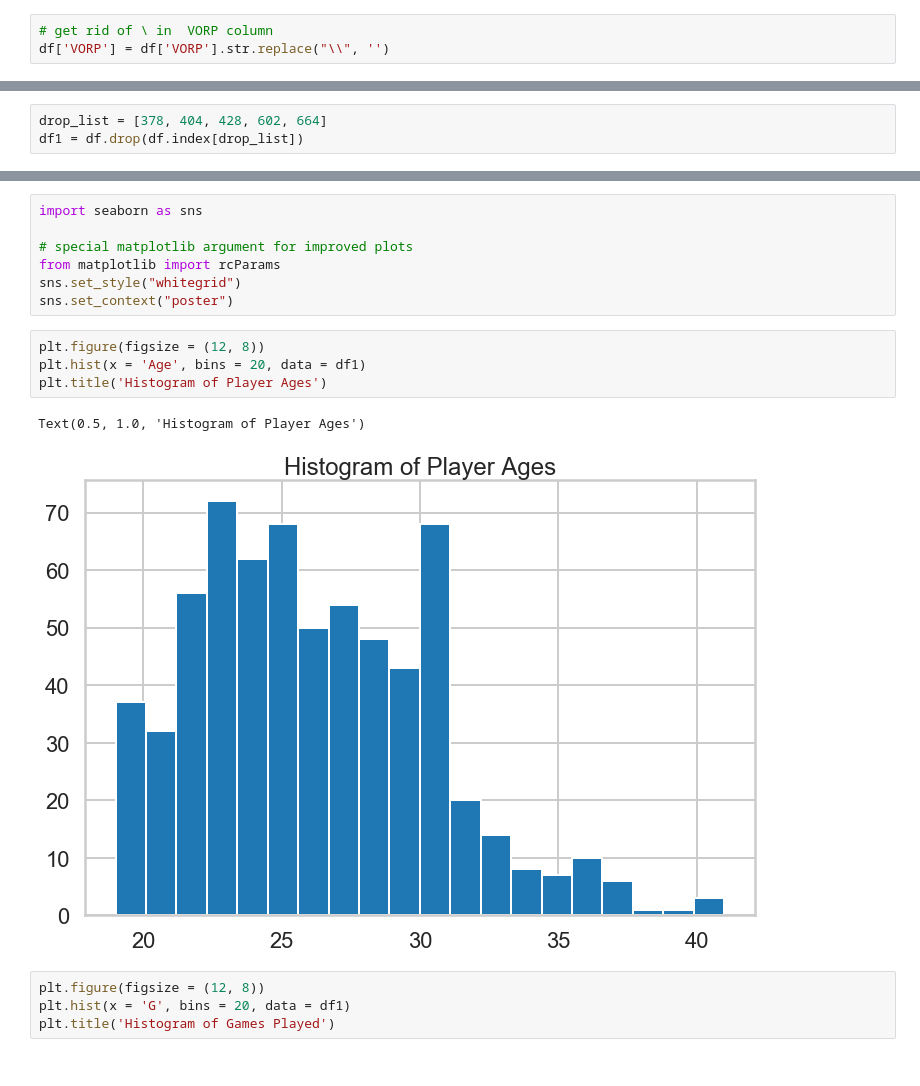
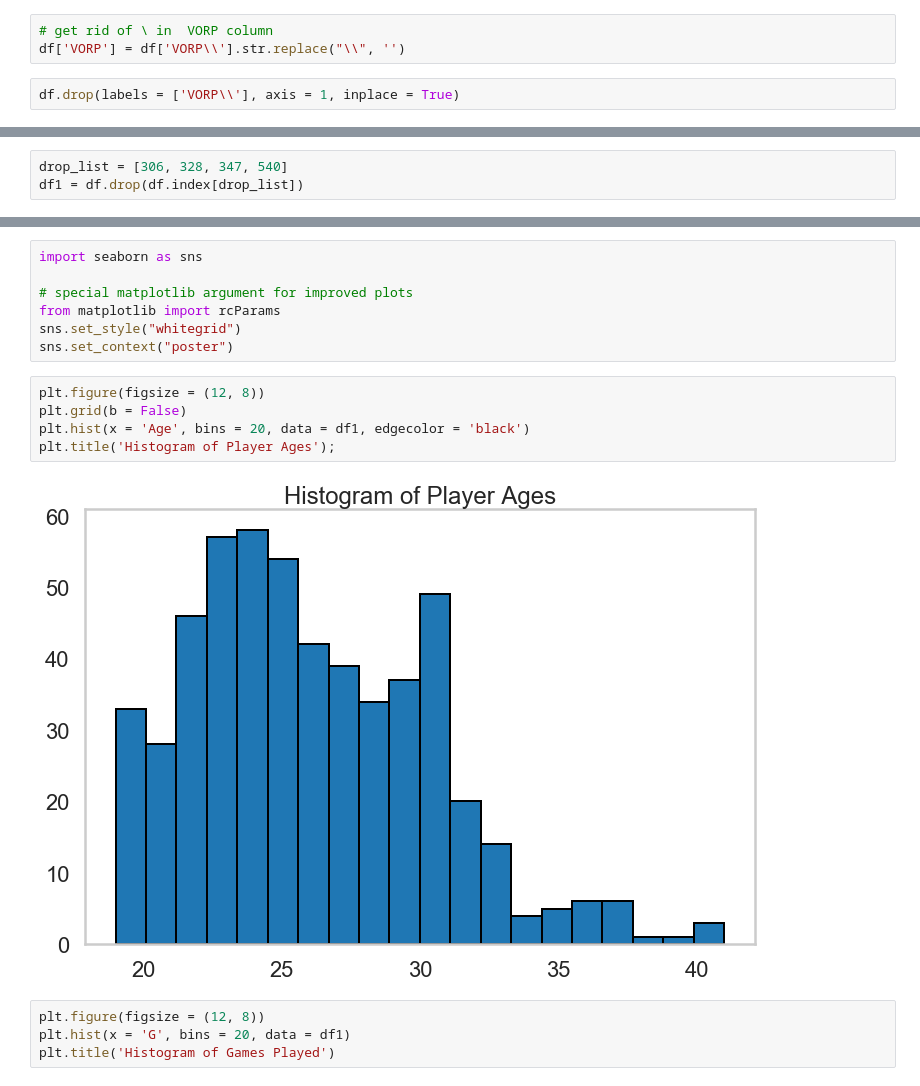
Before and after one commit to earny-joe/Springboard-DS-Portfolio, a Jupyter notebook: capstone_1/basketball/Individual_Player_Stats/initial_clean_up_exploration_1718.ipynb, the cells around one changed output, grey strips where cells are left out. Cells and saved outputs as stored; diff of their text form.

```diff
--- a/capstone_1/basketball/Individual_Player_Stats/initial_clean_up_exploration_1718.ipynb
+++ b/capstone_1/basketball/Individual_Player_Stats/initial_clean_up_exploration_1718.ipynb
@@ -58,7 +58,9 @@ df.drop(labels = ['Unnamed: 19', 'Unnamed: 24'], axis = 1)
 df = df.drop(labels = ['Unnamed: 19', 'Unnamed: 24'], axis = 1)
 # %%
 # get rid of \ in  VORP column
-df['VORP'] = df['VORP'].str.replace("\\", '')
+df['VORP'] = df['VORP\\'].str.replace("\\", '')
+# %%
+df.drop(labels = ['VORP\\'], axis = 1, inplace = True)
 # %%
 df.head(5)
 # %% [output]
@@ -175,5 +159,5 @@ df[df.isnull().any(axis=1)]
 # %%
-drop_list = [378, 404, 428, 602, 664]
+drop_list = [306, 328, 347, 540]
 df1 = df.drop(df.index[drop_list])
 # %%
 df1.isnull().sum()
@@ -204,11 +188,11 @@ sns.set_style("whitegrid")
 sns.set_context("poster")
 # %%
 plt.figure(figsize = (12, 8))
-plt.hist(x = 'Age', bins = 20, data = df1)
-plt.title('Histogram of Player Ages')
+plt.grid(b = False)
+plt.hist(x = 'Age', bins = 20, data = df1, edgecolor = 'black')
+plt.title('Histogram of Player Ages');
 # %% [output]
-Text(0.5, 1.0, 'Histogram of Player Ages')
-[figure, old version]
+[figure, new version]
 # %%
 plt.figure(figsize = (12, 8))
 plt.hist(x = 'G', bins = 20, data = df1)
```
Also changed, not shown: parts of 8 cells of this notebook, 11 other files.
